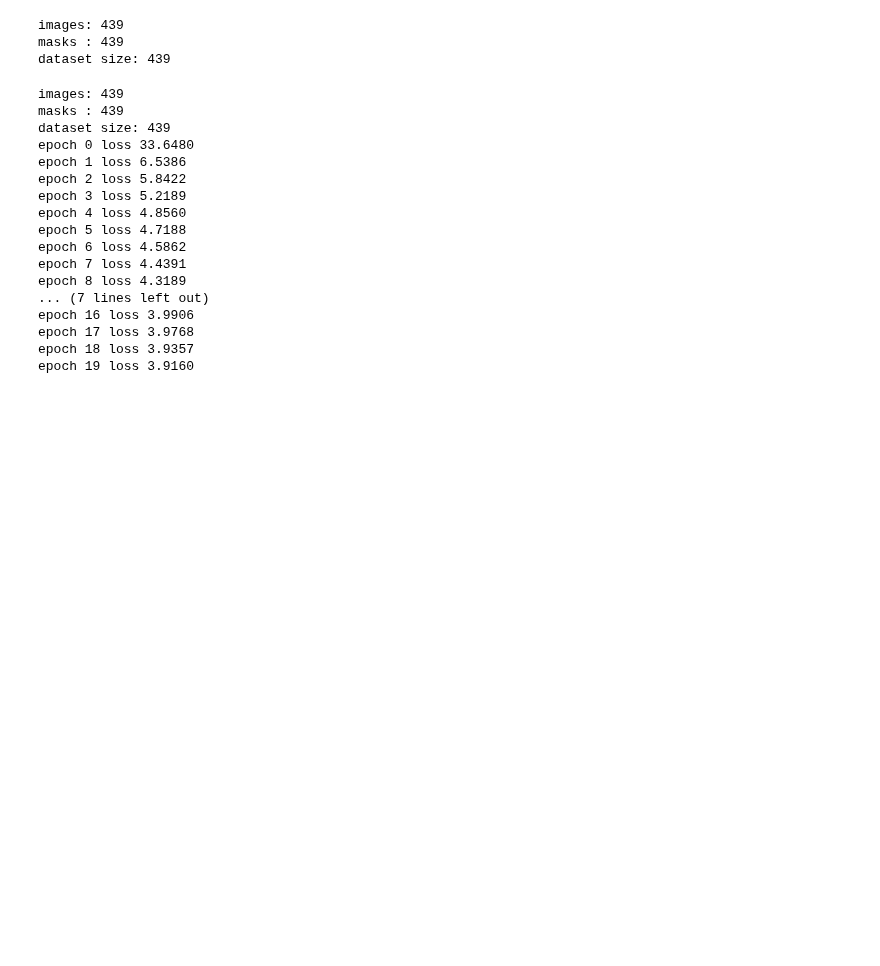
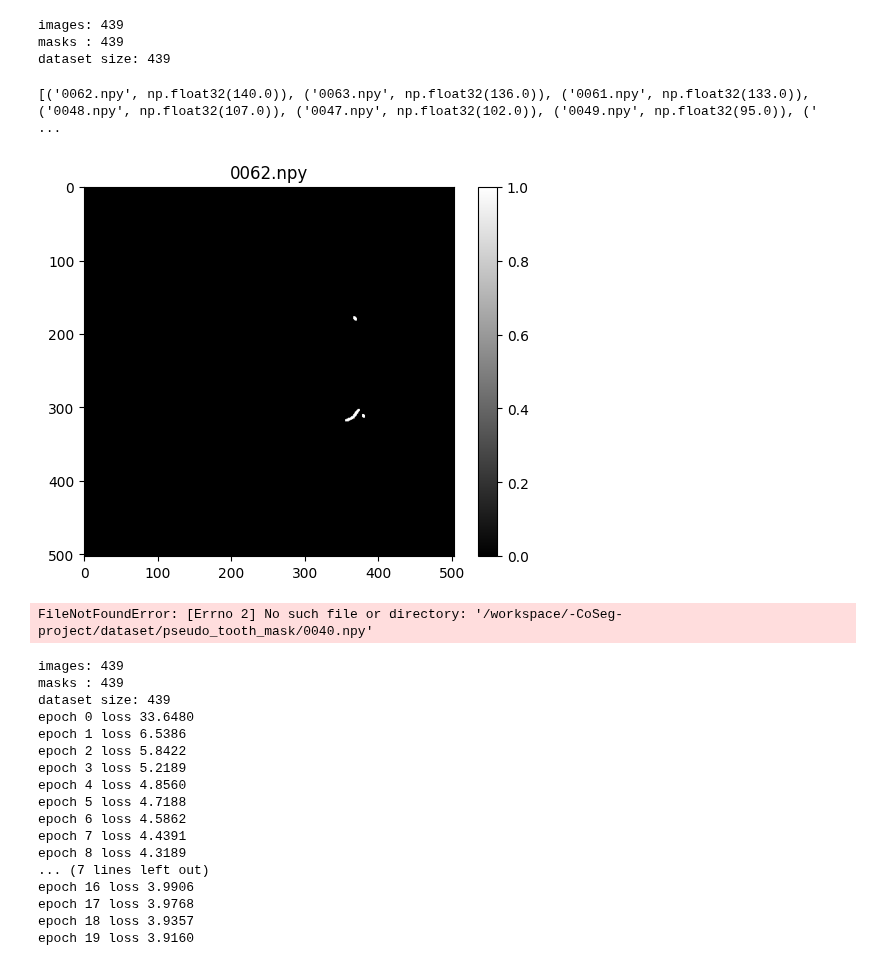
Before and after one commit to jinny950103/-CoSeg-project, a Jupyter notebook: Untitled1.ipynb, the cells around one changed output. Saved outputs shown, nothing was run; the diff lists cells and outputs as text; code cells hidden in the pictures; blank space fills up the shorter version.

Commit message:
add segmentation pipeline and mask results

```diff
--- a/Untitled1.ipynb
+++ b/Untitled1.ipynb
@@ -54,3 +54,26 @@ print("dataset size:", len(dataset))
 images: 439
 masks : 439
 dataset size: 439
+# %%
+import os, numpy as np, matplotlib.pyplot as plt
+
+MASK_DIR = "/workspace/-CoSeg-project/dataset/clean_mask"
+
+areas = []
+for f in sorted(os.listdir(MASK_DIR)):
+    if f.endswith(".npy"):
+        m = np.load(os.path.join(MASK_DIR, f))
+        areas.append((f, m.sum()))
+
+areas = sorted(areas, key=lambda x: x[1], reverse=True)
+print(areas[:20])
+
+f = areas[0][0]
+m = np.load(os.path.join(MASK_DIR, f))
+plt.imshow(m, cmap="gray")
+plt.title(f)
+plt.colorbar()
+plt.show()
+# %% [output]
+[('0062.npy', np.float32(140.0)), ('0063.npy', np.float32(136.0)), ('0061.npy', np.float32(133.0)), ('0048.npy', np.float32(107.0)), ('0047.npy', np.float32(102.0)), ('0049.npy', np.float32(95.0)), (' ...
+[figure, added]
@@ -57,3 +90,30 @@ dataset size: 439
+# %%
+idx = 40
+img_path = os.path.join(IMG_DIR, files[idx])
+dcm = pydicom.dcmread(img_path)
+img = dcm.pixel_array.astype(np.float32)
+img_norm = (img - img.min()) / (img.max() - img.min() + 1e-8)
+
+mask = np.load(os.path.join(SAVE_DIR, f"{idx:04d}.npy"))
+
+plt.figure(figsize=(12,4))
+
+plt.subplot(1,3,1)
+plt.title("Input")
+plt.imshow(img_norm, cmap="gray")
+
+plt.subplot(1,3,2)
+plt.title("Pseudo Tooth Mask")
+plt.imshow(mask, cmap="gray")
+
+plt.subplot(1,3,3)
+plt.title("Overlay")
+plt.imshow(img_norm, cmap="gray")
+plt.imshow(mask, cmap="jet", alpha=0.35)
+
+plt.show()
+# %% [output]
+FileNotFoundError: [Errno 2] No such file or directory: '/workspace/-CoSeg-project/dataset/pseudo_tooth_mask/0040.npy'
 # %%
 import torch
 import torch.nn as nn
```
Also changed, not shown: parts of 1 cell of this notebook, 1 other file.
